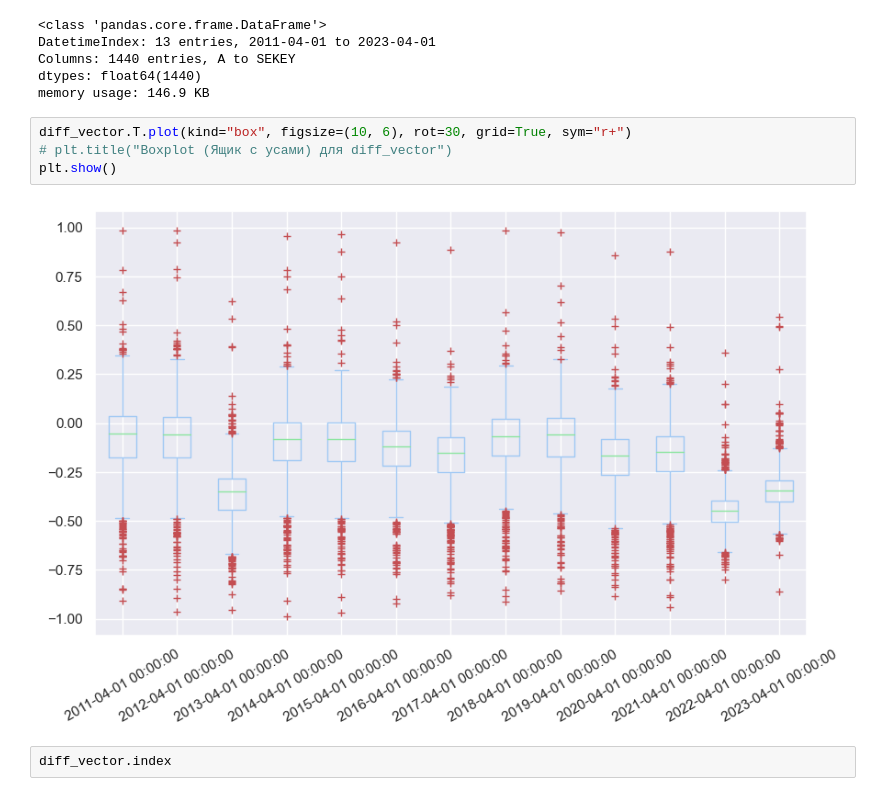
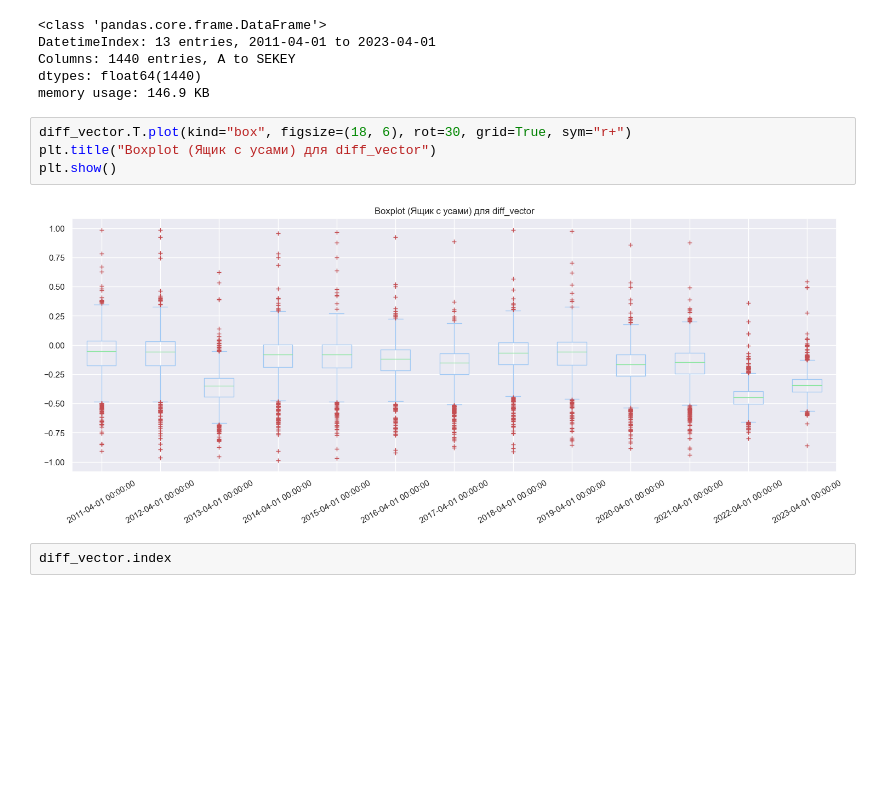
Before and after one commit to aalitvinov/vkrm_code, a Jupyter notebook: vkrm_code/main.ipynb, the cells around one changed output. Saved outputs shown, nothing was run; the diff lists cells and outputs as text; blank space fills up the shorter version.

```diff
--- a/vkrm_code/main.ipynb
+++ b/vkrm_code/main.ipynb
@@ -82,11 +83,11 @@ Columns: 1440 entries, A to SEKEY
 dtypes: float64(1440)
 memory usage: 146.9 KB
 # %%
-diff_vector.T.plot(kind="box", figsize=(10, 6), rot=30, grid=True, sym="r+")
-# plt.title("Boxplot (Ящик с усами) для diff_vector")
+diff_vector.T.plot(kind="box", figsize=(18, 6), rot=30, grid=True, sym="r+")
+plt.title("Boxplot (Ящик с усами) для diff_vector")
 plt.show()
 # %% [output]
-[figure, old version]
+[figure, new version]
 # %%
 diff_vector.index
 # %% [output]
```
Also changed, not shown: parts of 11 cells of this notebook, 3 other files.
